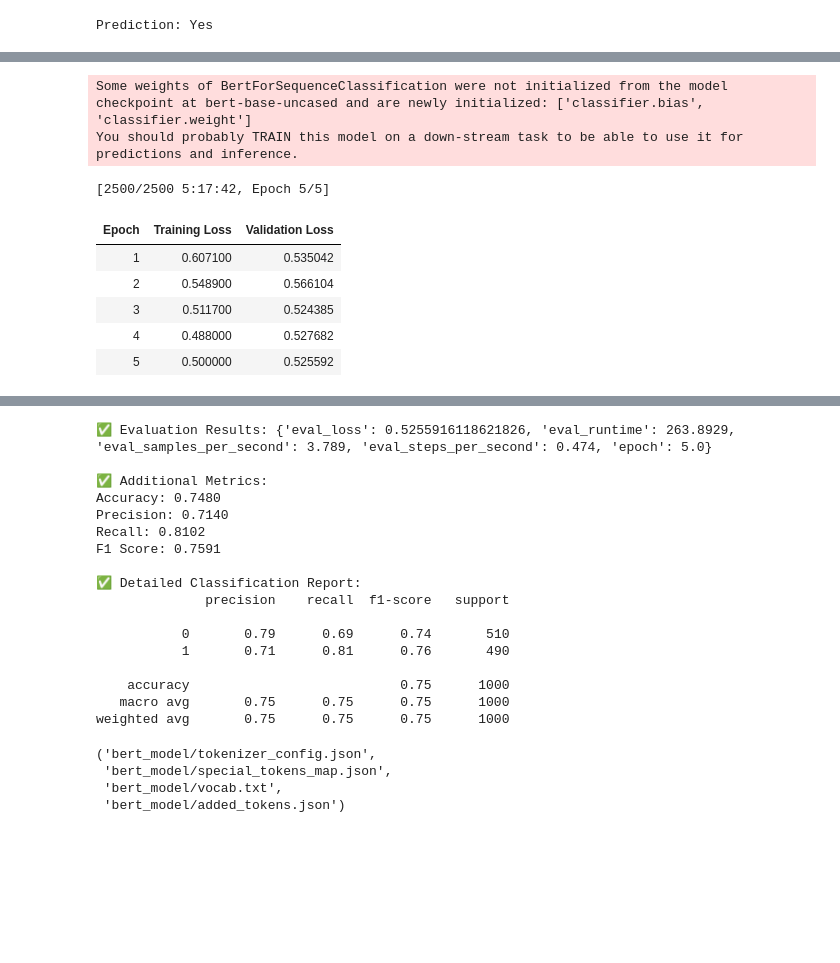
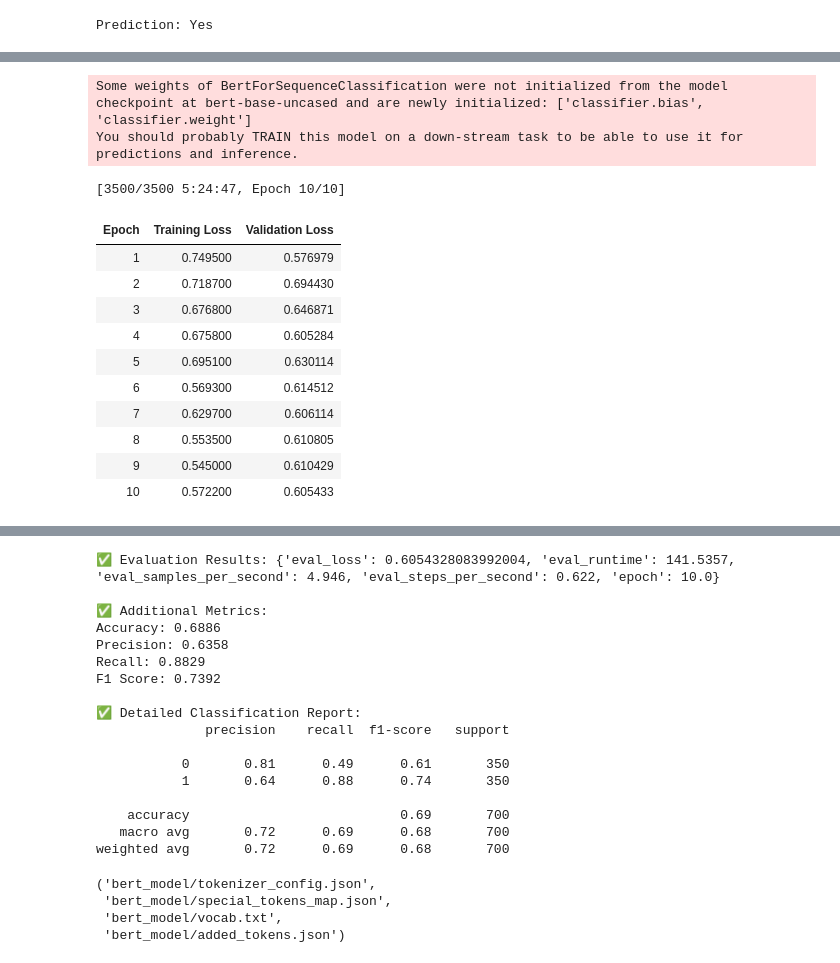
Before and after one commit to ShivamB15/Diabetes, a Jupyter notebook: association-rule-mining.ipynb, the cells around one changed output, grey strips where cells are left out. Saved outputs shown, nothing was run; the diff lists cells and outputs as text; code cells hidden in the pictures; blank space fills up the shorter version.

```diff
--- a/association-rule-mining.ipynb
+++ b/association-rule-mining.ipynb
@@ -2146,8 +2148,8 @@ df_0 = df[df["Diabetes_binary"] == 0].sample(11000, random_state=42)
 df_1 = df[df["Diabetes_binary"] == 1].sample(11000, random_state=42)
 df_balanced = pd.concat([df_0, df_1]).sample(frac=1, random_state=42).reset_index(drop=True)
 
-# ✅ Sample only 5000 rows (still balanced)
-df_sampled = df_balanced.sample(n=5000, random_state=42)
+# ✅ Sample only 3500 rows (still balanced)
+df_sampled = df_balanced.sample(n=3500, random_state=42)
 
 # ✅ Split into training and validation
 train_texts, val_texts, train_labels, val_labels = train_test_split(
@@ -2190,7 +2192,7 @@ training_args = TrainingArguments(
     save_strategy="no",
     per_device_train_batch_size=8,
     per_device_eval_batch_size=8,
-    num_train_epochs=5,
+    num_train_epochs=10,
     weight_decay=0.01,
     logging_dir="./logs",
     logging_steps=20,
@@ -2210,57 +2212,62 @@ trainer.train()
 
 # 📊 Evaluate the model
 results = trainer.evaluate()
 print("\n✅ Evaluation Results:", results)
 
 # 📈 Generate classification report manually
 preds = trainer.predict(val_dataset)
 pred_labels = preds.predictions.argmax(axis=-1)
 
 accuracy = accuracy_score(val_labels, pred_labels)
 precision = precision_score(val_labels, pred_labels)
 recall = recall_score(val_labels, pred_labels)
 f1 = f1_score(val_labels, pred_labels)
 
 print(f"\n✅ Additional Metrics:")
 print(f"Accuracy: {accuracy:.4f}")
 print(f"Precision: {precision:.4f}")
 print(f"Recall: {recall:.4f}")
 print(f"F1 Score: {f1:.4f}")
 
 print("\n✅ Detailed Classification Report:")
 print(classification_report(val_labels, pred_labels))
 
 # Save BERT model
 model.save_pretrained("bert_model")
 tokenizer.save_pretrained("bert_model")
 # %% [output]
 Some weights of BertForSequenceClassification were not initialized from the model checkpoint at bert-base-uncased and are newly initialized: ['classifier.bias', 'classifier.weight']
 You should probably TRAIN this model on a down-stream task to be able to use it for predictions and inference.
-[2500/2500 5:17:42, Epoch 5/5]
+[3500/3500 5:24:47, Epoch 10/10]
 | Epoch | Training Loss | Validation Loss |
-| 1 | 0.607100 | 0.535042 |
-| 2 | 0.548900 | 0.566104 |
-| 3 | 0.511700 | 0.524385 |
-| 4 | 0.488000 | 0.527682 |
-| 5 | 0.500000 | 0.525592 |
+| 1 | 0.749500 | 0.576979 |
+| 2 | 0.718700 | 0.694430 |
+| 3 | 0.676800 | 0.646871 |
+| 4 | 0.675800 | 0.605284 |
+| 5 | 0.695100 | 0.630114 |
+| 6 | 0.569300 | 0.614512 |
+| 7 | 0.629700 | 0.606114 |
+| 8 | 0.553500 | 0.610805 |
+| 9 | 0.545000 | 0.610429 |
+| 10 | 0.572200 | 0.605433 |
 [interactive output not drawn]
-✅ Evaluation Results: {'eval_loss': 0.5255916118621826, 'eval_runtime': 263.8929, 'eval_samples_per_second': 3.789, 'eval_steps_per_second': 0.474, 'epoch': 5.0}
+✅ Evaluation Results: {'eval_loss': 0.6054328083992004, 'eval_runtime': 141.5357, 'eval_samples_per_second': 4.946, 'eval_steps_per_second': 0.622, 'epoch': 10.0}
 
 ✅ Additional Metrics:
-Accuracy: 0.7480
-Precision: 0.7140
-Recall: 0.8102
-F1 Score: 0.7591
+Accuracy: 0.6886
+Precision: 0.6358
+Recall: 0.8829
+F1 Score: 0.7392
 
 ✅ Detailed Classification Report:
               precision    recall  f1-score   support
 
-           0       0.79      0.69      0.74       510
-           1       0.71      0.81      0.76       490
+           0       0.81      0.49      0.61       350
+           1       0.64      0.88      0.74       350
 
-    accuracy                           0.75      1000
-   macro avg       0.75      0.75      0.75      1000
-weighted avg       0.75      0.75      0.75      1000
+    accuracy                           0.69       700
+   macro avg       0.72      0.69      0.68       700
+weighted avg       0.72      0.69      0.68       700
 ('bert_model/tokenizer_config.json',
  'bert_model/special_tokens_map.json',
  'bert_model/vocab.txt',
```
Also changed, not shown: parts of 8 cells of this notebook.
